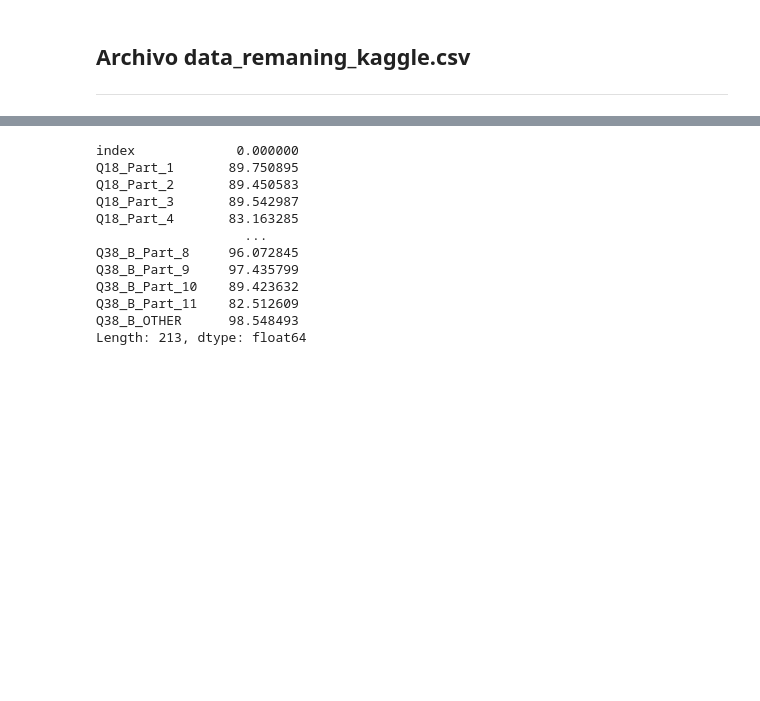
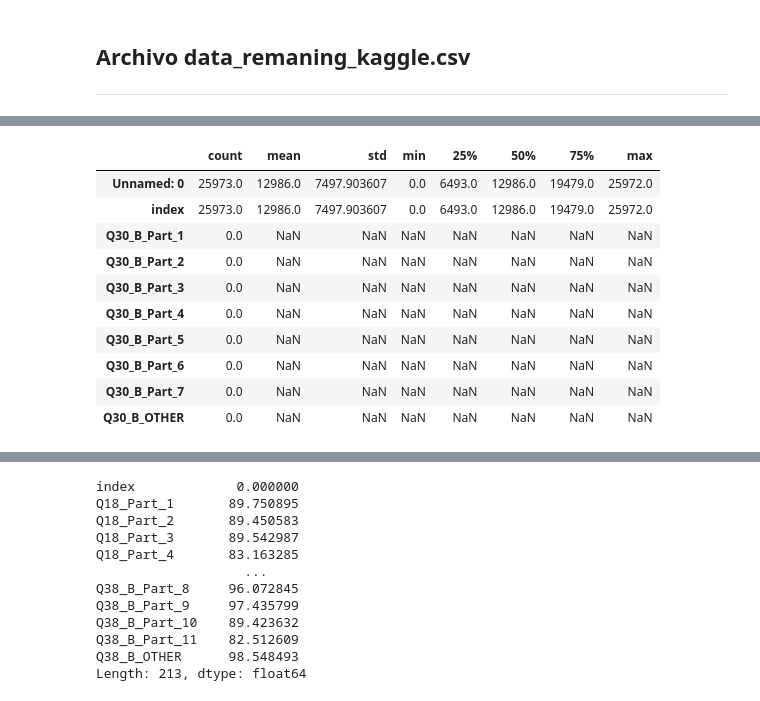
Before and after one commit to paulafuenteg/Kaggle-DS-ML-Survey, a Jupyter notebook: Archivos/apertura_archivos.ipynb, the cells around one changed output, grey strips where cells are left out. Saved outputs shown, nothing was run; the diff lists cells and outputs as text; code cells hidden in the pictures; blank space fills up the shorter version.

```diff
--- a/Archivos/apertura_archivos.ipynb
+++ b/Archivos/apertura_archivos.ipynb
@@ -23,0 +49,14 @@ kaggle.head(10)
+# %%
+kaggle.describe().T
+# %% [output]
+|  | count | mean | std | min | 25% | 50% | 75% | max |
+| Unnamed: 0 | 25973.0 | 12986.0 | 7497.903607 | 0.0 | 6493.0 | 12986.0 | 19479.0 | 25972.0 |
+| index | 25973.0 | 12986.0 | 7497.903607 | 0.0 | 6493.0 | 12986.0 | 19479.0 | 25972.0 |
+| Q30_B_Part_1 | 0.0 | NaN | NaN | NaN | NaN | NaN | NaN | NaN |
+| Q30_B_Part_2 | 0.0 | NaN | NaN | NaN | NaN | NaN | NaN | NaN |
+| Q30_B_Part_3 | 0.0 | NaN | NaN | NaN | NaN | NaN | NaN | NaN |
+| Q30_B_Part_4 | 0.0 | NaN | NaN | NaN | NaN | NaN | NaN | NaN |
+| Q30_B_Part_5 | 0.0 | NaN | NaN | NaN | NaN | NaN | NaN | NaN |
+| Q30_B_Part_6 | 0.0 | NaN | NaN | NaN | NaN | NaN | NaN | NaN |
+| Q30_B_Part_7 | 0.0 | NaN | NaN | NaN | NaN | NaN | NaN | NaN |
+| Q30_B_OTHER | 0.0 | NaN | NaN | NaN | NaN | NaN | NaN | NaN |
```
Also changed, not shown: parts of 10 cells of this notebook.
